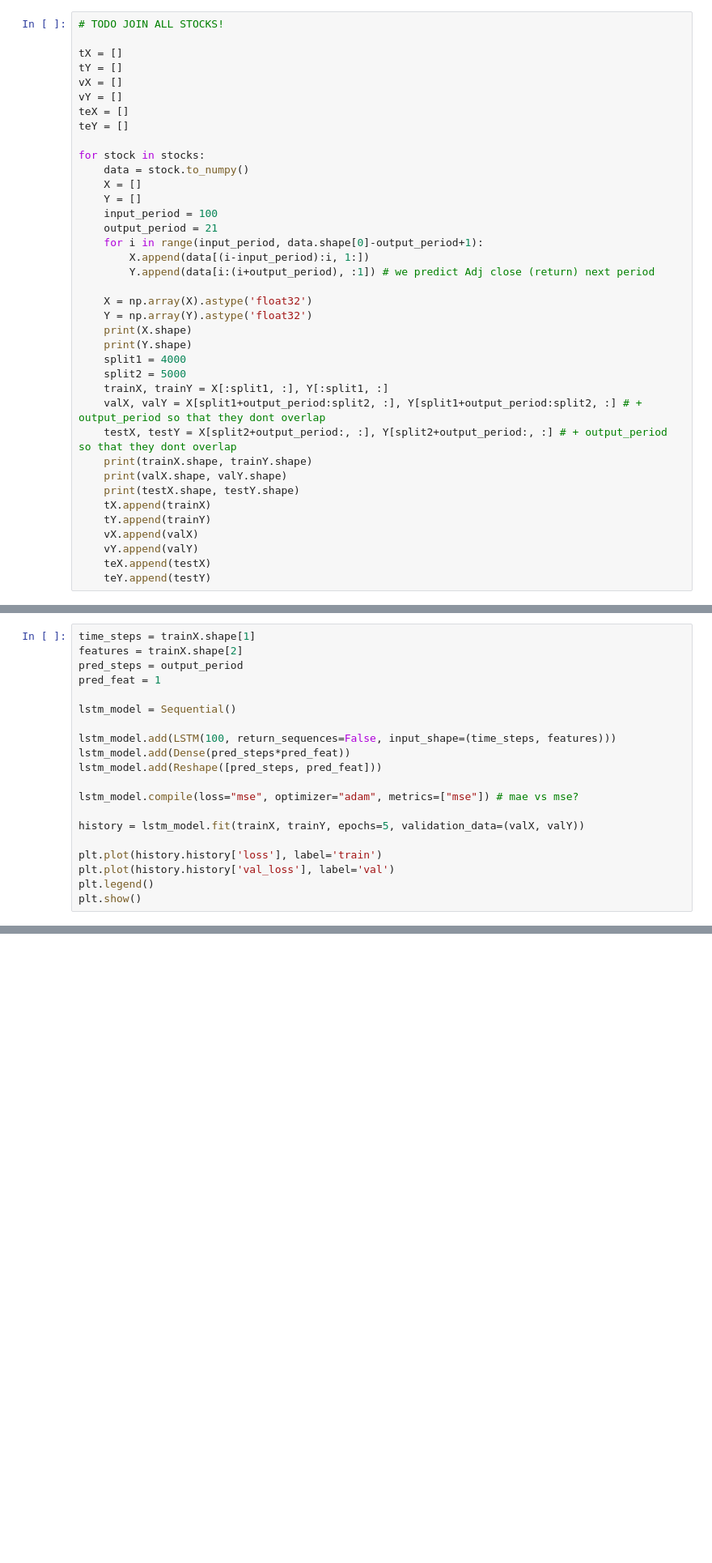
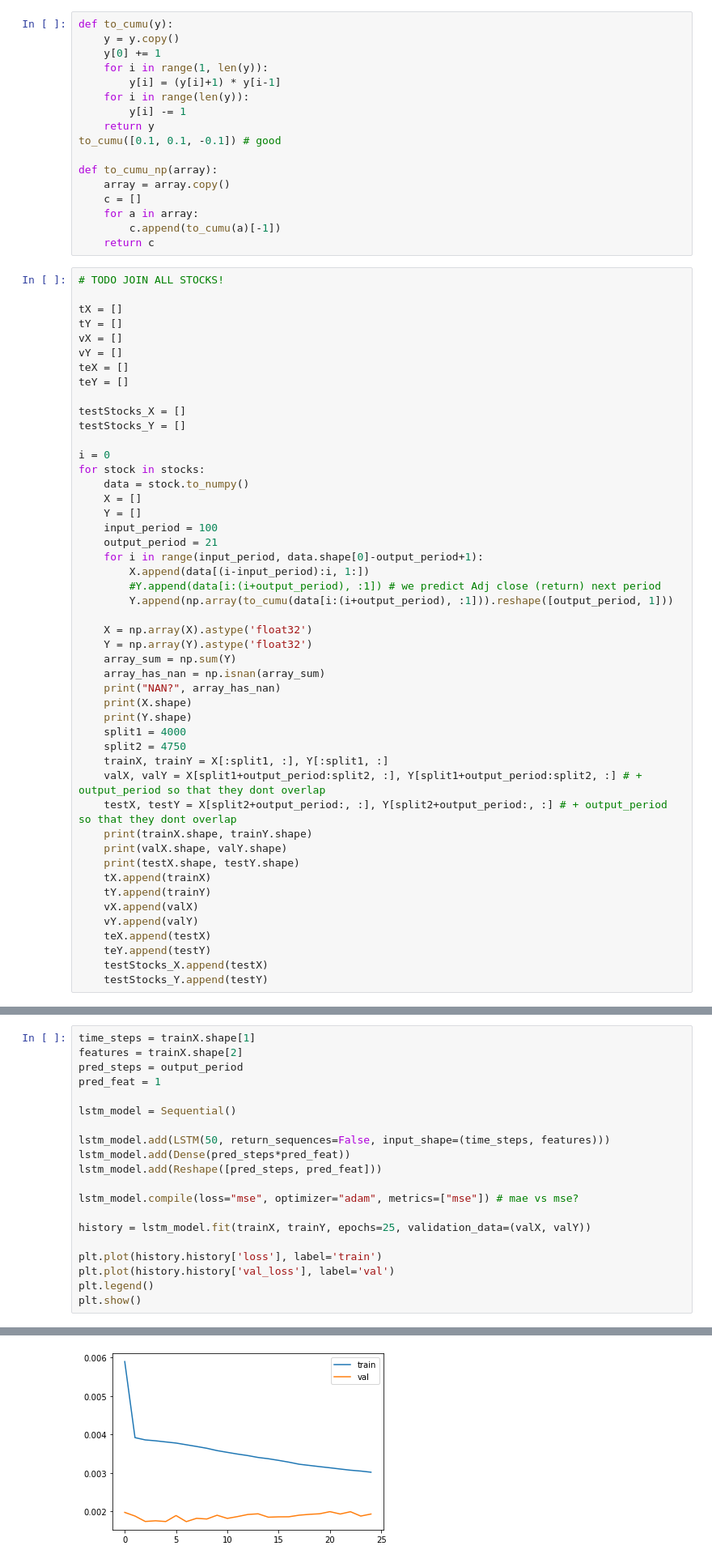
Before and after one commit to tekniktomten/LSTM-for-predicting-returns, a Jupyter notebook: LSTM.ipynb, the cells around one changed output, grey strips where cells are left out. Shown at 81% size. Saved outputs shown, nothing was run; the diff lists cells and outputs as text; blank space fills up the shorter version.

```diff
--- a/LSTM.ipynb
+++ b/LSTM.ipynb
@@ -324,6 +326,23 @@ stocks[3]
 | 2020-12-30 | -0.008527 | 1.079633 | 0.30 | 1.00 | 0.37 | -0.49 | 0.22 | 0.00 | -0.01 | 0.068 | ... |
 | 2020-12-31 | -0.007703 | 1.048809 | 0.39 | -0.72 | 0.44 | 0.12 | 0.18 | 0.00 | -0.82 | 0.068 | ... |
 5722 rows × 42 columns
+# %%
+def to_cumu(y):
+    y = y.copy()
+    y[0] += 1
+    for i in range(1, len(y)):
+        y[i] = (y[i]+1) * y[i-1]
+    for i in range(len(y)):
+        y[i] -= 1
+    return y
+to_cumu([0.1, 0.1, -0.1]) # good
+
+def to_cumu_np(array):
+    array = array.copy()
+    c = []
+    for a in array:
+        c.append(to_cumu(a)[-1])
+    return c
 # %%
 # TODO JOIN ALL STOCKS!
 
@@ -334,6 +353,10 @@ vY = []
 teX = []
 teY = []
 
+testStocks_X = []
+testStocks_Y = []
+
+i = 0
 for stock in stocks:
     data = stock.to_numpy()
     X = []
@@ -342,14 +365,18 @@ for stock in stocks:
     output_period = 21
     for i in range(input_period, data.shape[0]-output_period+1):
         X.append(data[(i-input_period):i, 1:])
-        Y.append(data[i:(i+output_period), :1]) # we predict Adj close (return) next period
+        #Y.append(data[i:(i+output_period), :1]) # we predict Adj close (return) next period
+        Y.append(np.array(to_cumu(data[i:(i+output_period), :1])).reshape([output_period, 1]))
 
     X = np.array(X).astype('float32')
     Y = np.array(Y).astype('float32')
+    array_sum = np.sum(Y)
+    array_has_nan = np.isnan(array_sum)
+    print("NAN?", array_has_nan)
     print(X.shape)
     print(Y.shape)
     split1 = 4000
-    split2 = 5000
+    split2 = 4750
     trainX, trainY = X[:split1, :], Y[:split1, :]
     valX, valY = X[split1+output_period:split2, :], Y[split1+output_period:split2, :] # + output_period so that they dont overlap
     testX, testY = X[split2+output_period:, :], Y[split2+output_period:, :] # + output_period so that they dont overlap
@@ -362,4 +389,6 @@ for stock in stocks:
     vY.append(valY)
     teX.append(testX)
     teY.append(testY)
+    testStocks_X.append(testX)
+    testStocks_Y.append(testY)
 # %% [output]
@@ -407,13 +436,13 @@ pred_feat = 1
 
 lstm_model = Sequential()
 
-lstm_model.add(LSTM(100, return_sequences=False, input_shape=(time_steps, features)))
+lstm_model.add(LSTM(50, return_sequences=False, input_shape=(time_steps, features)))
 lstm_model.add(Dense(pred_steps*pred_feat))
 lstm_model.add(Reshape([pred_steps, pred_feat]))
 
 lstm_model.compile(loss="mse", optimizer="adam", metrics=["mse"]) # mae vs mse?
 
-history = lstm_model.fit(trainX, trainY, epochs=5, validation_data=(valX, valY))
+history = lstm_model.fit(trainX, trainY, epochs=25, validation_data=(valX, valY))
 
 plt.plot(history.history['loss'], label='train')
 plt.plot(history.history['val_loss'], label='val')
@@ -427,0 +469 @@ Epoch 3/5
+[figure, added]
```
Also changed, not shown: parts of 38 cells of this notebook, 3 other files.
